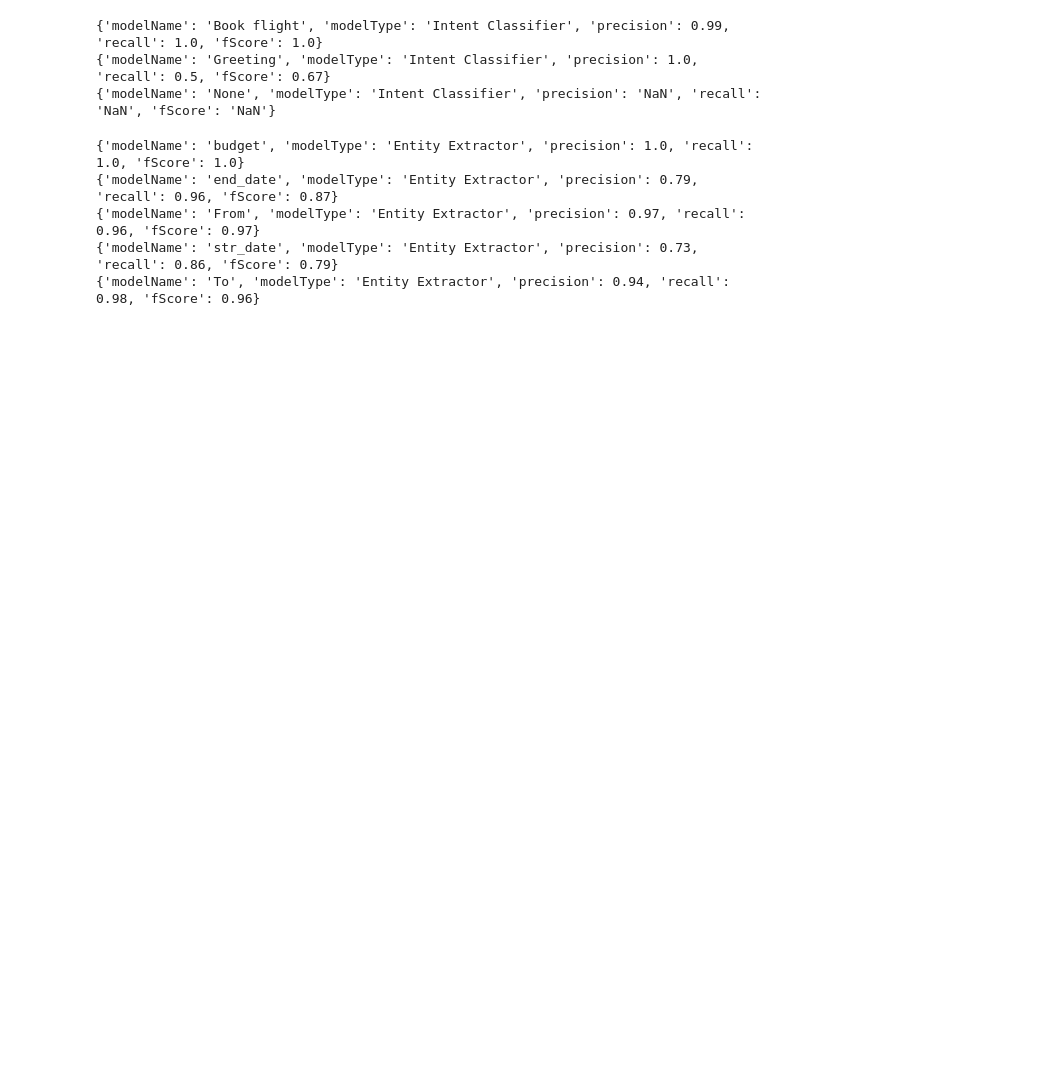
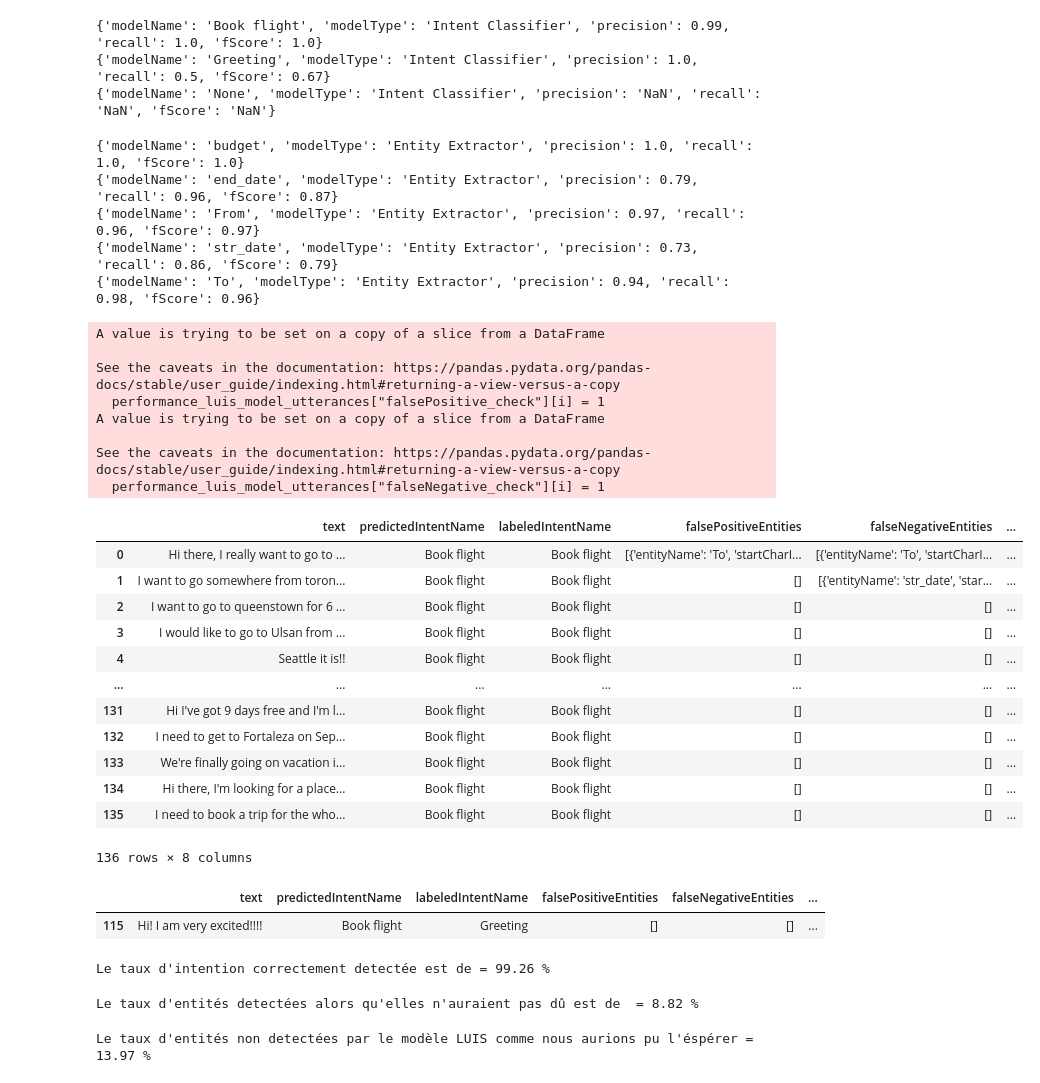
Before and after one commit to blanchonnicolas/IA_Chatbot_FlightBooking, a Jupyter notebook: EDA.ipynb, the cells around one changed output. Cells and saved outputs as stored; diff of their text form; code cells hidden in the pictures; blank space fills up the shorter version.

```diff
--- a/EDA.ipynb
+++ b/EDA.ipynb
@@ -713,3 +698,60 @@ for i in range(len(luis_batch_testing_results["entityModelsStats"])):
 {'modelName': 'From', 'modelType': 'Entity Extractor', 'precision': 0.97, 'recall': 0.96, 'fScore': 0.97}
 {'modelName': 'str_date', 'modelType': 'Entity Extractor', 'precision': 0.73, 'recall': 0.86, 'fScore': 0.79}
 {'modelName': 'To', 'modelType': 'Entity Extractor', 'precision': 0.94, 'recall': 0.98, 'fScore': 0.96}
+# %%
+performance_luis_model_utterances = pd.json_normalize(luis_batch_testing_results["utterancesStats"])
+# Applying the intent check condition
+performance_luis_model_utterances["intent_check"] = np.where(performance_luis_model_utterances['predictedIntentName'] == performance_luis_model_utterances['labeledIntentName'], 1, np.nan)
+performance_luis_model_utterances.insert(loc=6, column="falsePositive_check", value=np.nan)
+performance_luis_model_utterances.insert(loc=7, column="falseNegative_check", value=np.nan)
+
+for i in range(len(performance_luis_model_utterances)): #range(len(performance_luis_model_utterances)
+    if len(performance_luis_model_utterances['falsePositiveEntities'][i]) != 1:
+        performance_luis_model_utterances["falsePositive_check"][i] = 1
+    if len(performance_luis_model_utterances['falseNegativeEntities'][i]) != 1:
+        performance_luis_model_utterances["falseNegative_check"][i] = 1
+performance_luis_model_utterances
+performance_luis_model_utterances
+# %% [output]
+A value is trying to be set on a copy of a slice from a DataFrame
+
+See the caveats in the documentation: https://pandas.pydata.org/pandas-docs/stable/user_guide/indexing.html#returning-a-view-versus-a-copy
+  performance_luis_model_utterances["falsePositive_check"][i] = 1
+A value is trying to be set on a copy of a slice from a DataFrame
+
+See the caveats in the documentation: https://pandas.pydata.org/pandas-docs/stable/user_guide/indexing.html#returning-a-view-versus-a-copy
+  performance_luis_model_utterances["falseNegative_check"][i] = 1
+|  | text | predictedIntentName | labeledIntentName | falsePositiveEntities | falseNegativeEntities | ... |
+| 0 | Hi there, I really want to go to ... | Book flight | Book flight | [{'entityName': 'To', 'startCharI... | [{'entityName': 'To', 'startCharI... | ... |
+| 1 | I want to go somewhere from toron... | Book flight | Book flight | [] | [{'entityName': 'str_date', 'star... | ... |
+| 2 | I want to go to queenstown for 6 ... | Book flight | Book flight | [] | [] | ... |
+| 3 | I would like to go to Ulsan from ... | Book flight | Book flight | [] | [] | ... |
+| 4 | Seattle it is!! | Book flight | Book flight | [] | [] | ... |
+| ... | ... | ... | ... | ... | ... | ... |
+| 131 | Hi I've got 9 days free and I'm l... | Book flight | Book flight | [] | [] | ... |
+| 132 | I need to get to Fortaleza on Sep... | Book flight | Book flight | [] | [] | ... |
+| 133 | We're finally going on vacation i... | Book flight | Book flight | [] | [] | ... |
+| 134 | Hi there, I'm looking for a place... | Book flight | Book flight | [] | [] | ... |
+| 135 | I need to book a trip for the who... | Book flight | Book flight | [] | [] | ... |
+136 rows × 8 columns
+# %%
+#Exemple of wring intent detection by LUIS
+performance_luis_model_utterances.loc[performance_luis_model_utterances["intent_check"].isna(), :]
+# %% [output]
+|  | text | predictedIntentName | labeledIntentName | falsePositiveEntities | falseNegativeEntities | ... |
+| 115 | Hi! I am very excited!!!! | Book flight | Greeting | [] | [] | ... |
+# %%
+intent_detection_efficiency = 100 - performance_luis_model_utterances["intent_check"].isna().mean() * 100
+print(f"Le taux d'intention correctement detectée par le modèle LUIS est de = {round(intent_detection_efficiency, 2)} %")
+# %% [output]
+Le taux d'intention correctement detectée est de = 99.26 %
+# %%
+entity_detection_efficiency = performance_luis_model_utterances["falsePositive_check"].isna().mean() * 100
+print(f"Le taux d'entités detectées par le modèle LUIS alors qu'elles n'auraient pas dû est de  = {round(entity_detection_efficiency, 2)} %")
+# %% [output]
+Le taux d'entités detectées alors qu'elles n'auraient pas dû est de  = 8.82 %
+# %%
+entity_detection_efficiency = performance_luis_model_utterances["falseNegative_check"].isna().mean() * 100
+print(f"Le taux d'entités non detectées par le modèle LUIS comme nous aurions pu l'éspérer = {round(entity_detection_efficiency, 2)} %")
+# %% [output]
+Le taux d'entités non detectées par le modèle LUIS comme nous aurions pu l'éspérer = 13.97 %
```
Also changed, not shown: parts of 5 cells of this notebook.
